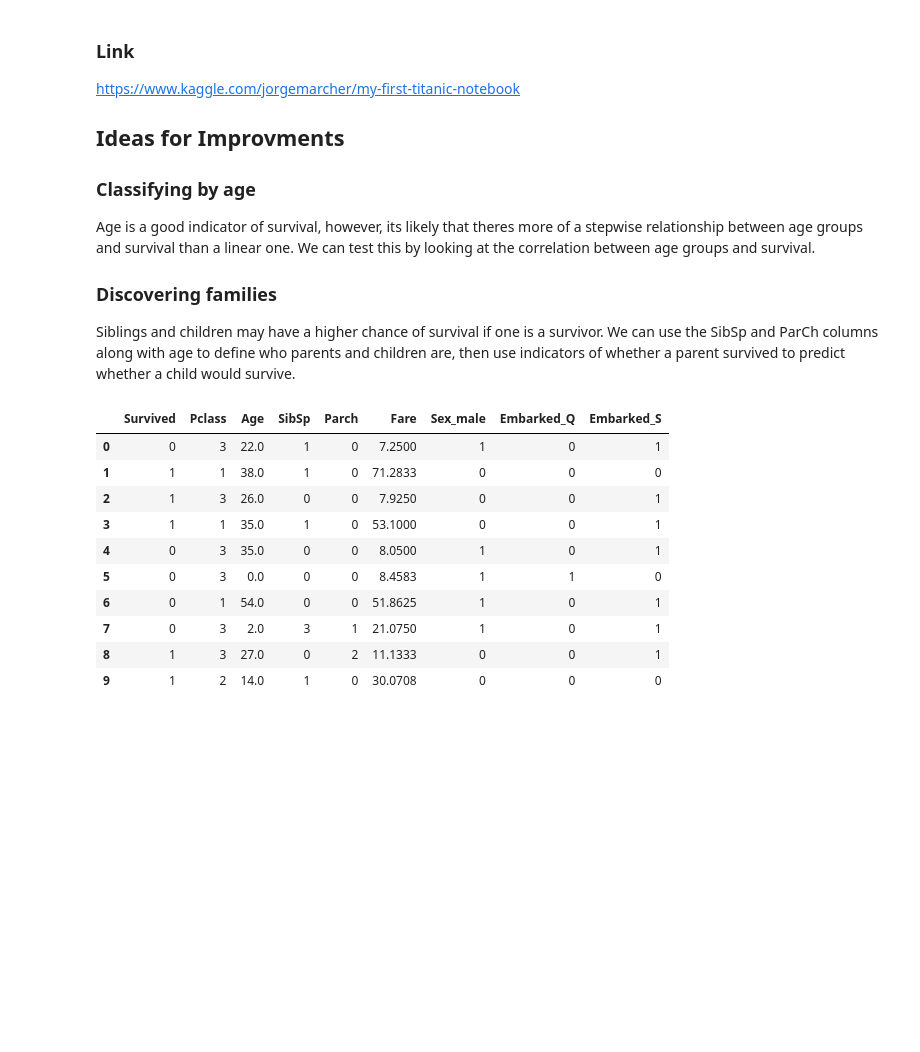
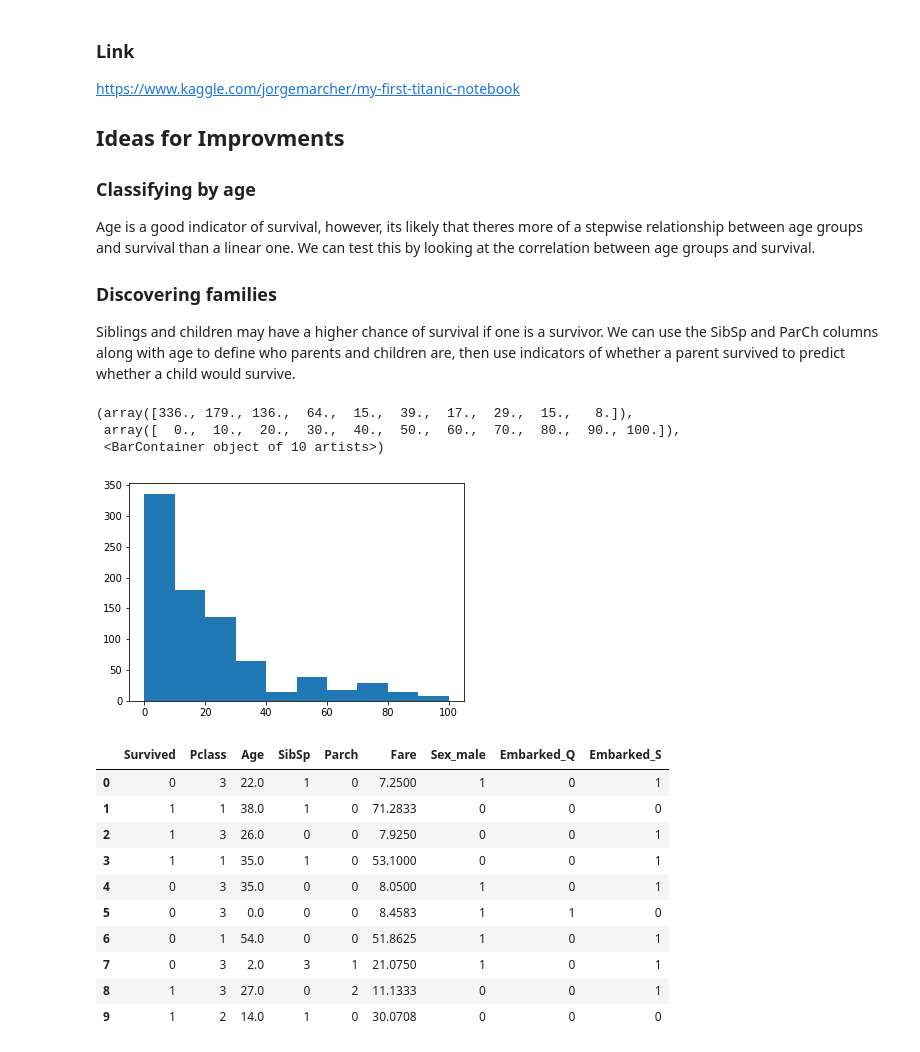
Before and after one commit to ryanmahan/kaggle, a Jupyter notebook: titanic.ipynb, the cells around one changed output. Drawn from its saved outputs; the diff is of its cells as text; code cells hidden in the pictures; blank space fills up the shorter version.

```diff
--- a/titanic.ipynb
+++ b/titanic.ipynb
@@ -19,3 +19,10 @@ df = pd.read_csv("./train.csv");
+# %%
+plt.hist(df["Fare"], range=(0, 100))
+# %% [output]
+(array([336., 179., 136.,  64.,  15.,  39.,  17.,  29.,  15.,   8.]),
+ array([  0.,  10.,  20.,  30.,  40.,  50.,  60.,  70.,  80.,  90., 100.]),
+ <BarContainer object of 10 artists>)
+[figure, added]
 # %%
 from sklearn.preprocessing import OneHotEncoder
 
```
Also changed, not shown: parts of 3 cells of this notebook, 8 other files.
